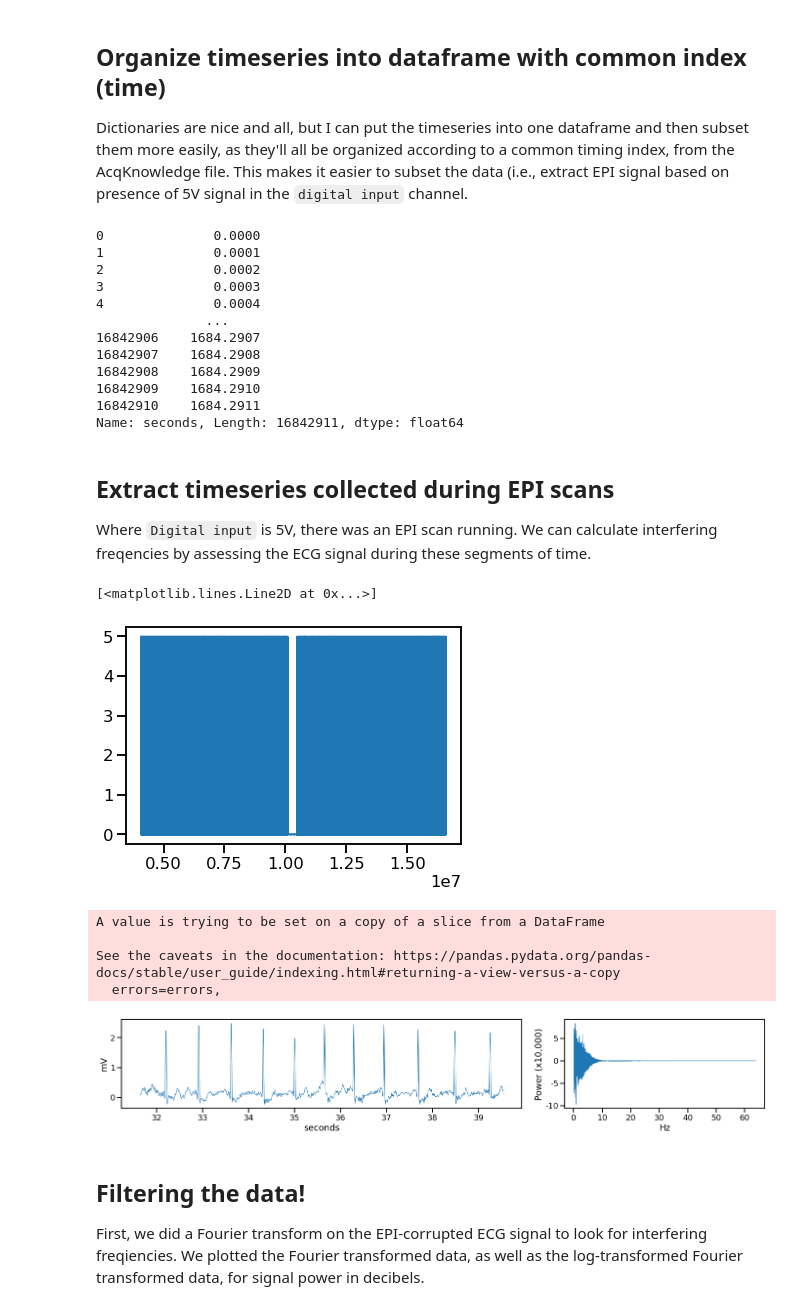
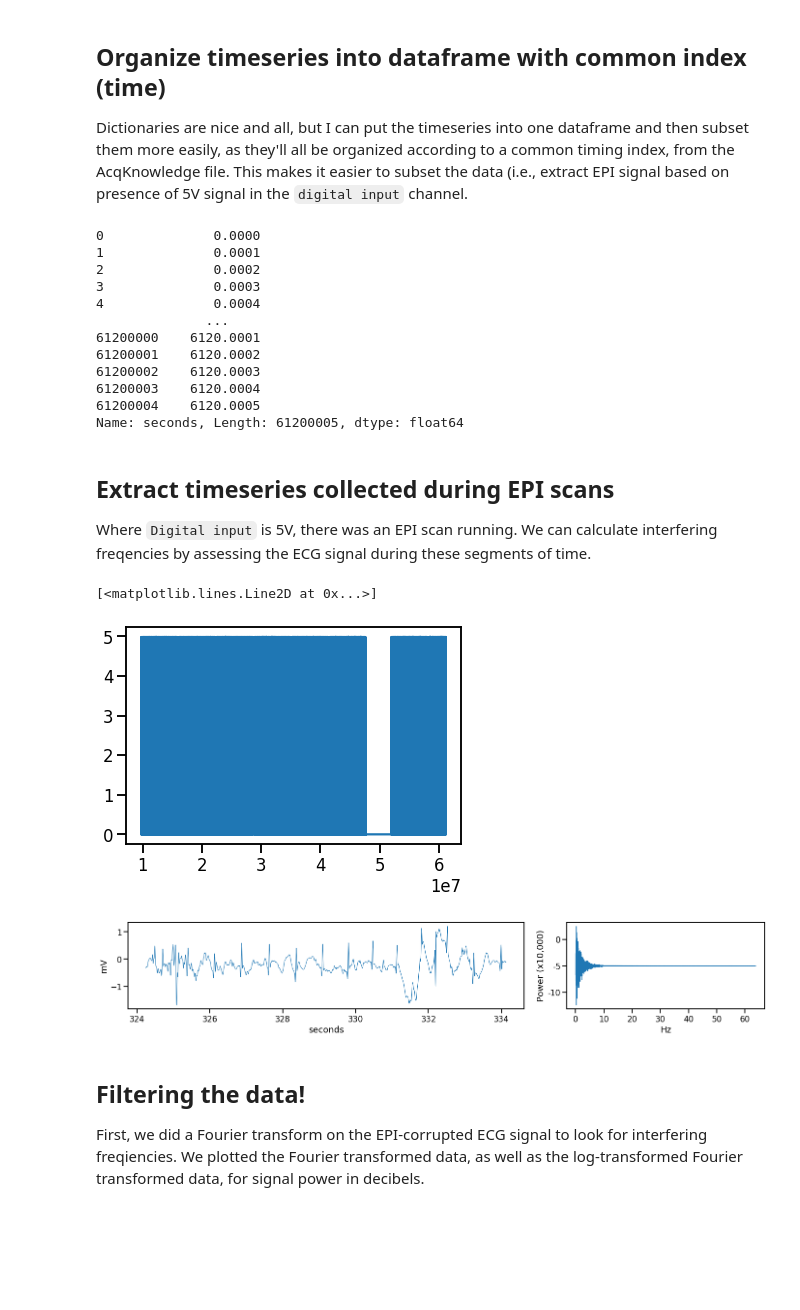
Before and after one commit to sangfrois/ds_prep, a Jupyter notebook: physio/notebooks/ecg_gradient_removal.ipynb, the cells around one changed output. Cells and saved outputs as stored; diff of their text form; code cells hidden in the pictures; blank space fills up the shorter version.

```diff
--- a/physio/notebooks/ecg_gradient_removal.ipynb
+++ b/physio/notebooks/ecg_gradient_removal.ipynb
@@ -71,7 +55,7 @@ def comb_band_stop(notches, filtered, Q, fs):
 ## Read in the AcqKnowlege file from our pilot participant
 Bioread is a python package for reading AcqKnowledge files into python as dictionaries. The second line just checks on the names of each channel and the data contained.
 # %%
-data = br.read_file('/home/sangfrois/datasets/movie10/sourcedata/physio/sub-06/neuromod_video52019-08-22T16_32_03.acq')
+data = br.read_file('/data/neuromod/DATA/cneuromod/movie10/sourcedata/physio/sub-06/ses-009/neuromod_video52019-09-19T13_11_23.acq')
 # %%
 data.named_channels
 # %% [output]
@@ -95,7 +79,7 @@ Dictionaries are nice and all, but I can put the timeseries into one dataframe a
 timeseries = pd.DataFrame(columns=['ECG', 'TTL', 'seconds'])
 
 timeseries['EPI'] = data.named_channels['TTL'].data
-timeseries['ECG'] = data.named_channels['ECG100C'].data*-1
+timeseries['ECG'] = data.named_channels['ECG100C'].data
 timeseries['seconds'] = data.time_index
 # %%
 timeseries['seconds']
@@ -106,12 +90,12 @@ timeseries['seconds']
 3              0.0003
 4              0.0004
               ...
-16842906    1684.2907
-16842907    1684.2908
-16842908    1684.2909
-16842909    1684.2910
-16842910    1684.2911
-Name: seconds, Length: 16842911, dtype: float64
+61200000    6120.0001
+61200001    6120.0002
+61200002    6120.0003
+61200003    6120.0004
+61200004    6120.0005
+Name: seconds, Length: 61200005, dtype: float64
 # %% [markdown]
 ## Extract timeseries collected during EPI scans
 Where `Digital input` is 5V, there was an EPI scan running. We can calculate interfering freqencies by assessing the ECG signal during these segments of time.
@@ -122,43 +106,38 @@ scan_idx = consecutive(fives, stepsize=1)
 plt.plot(timeseries['EPI'][fives[200]:fives[-1]])
 # %% [output]
 [<matplotlib.lines.Line2D at 0x...>]
-[figure, old version]
+[figure, new version]
 # %%
 #separating timeseries collected during BOLD scan
 #(where trigger channel = 5V)
 epi_ts = timeseries[fives[200]:fives[-1]]
 epi_ts.drop(columns='EPI', inplace=True)
-# %% [output]
-A value is trying to be set on a copy of a slice from a DataFrame
-
-See the caveats in the documentation: https://pandas.pydata.org/pandas-docs/stable/user_guide/indexing.html#returning-a-view-versus-a-copy
-  errors=errors,
 # %%
 fft_ecg = np.fft.fft(timeseries['ECG'][60000:1000000])
 freq = np.fft.fftfreq(timeseries['ECG'][60000:1000000].shape[-1], d=0.0005)
 fft_ecg_db = 10 * np.log10(abs(fft_ecg))
 
 gridkw = dict(width_ratios=[2,1])
 fig, (ax1, ax2) = plt.subplots(1, 2, gridspec_kw=gridkw, figsize=(20,4))
 plt.tight_layout(pad=2)
 
-sns.lineplot(signal.decimate(timeseries['seconds'][320000:500000],10)[:8000],
-             signal.decimate(timeseries['ECG'][320000:500000], 10)[:8000],
+sns.lineplot(signal.decimate(timeseries['seconds'][3200000:5000000],10)[8000:18000],
+             signal.decimate(timeseries['ECG'][3200000:5000000], 10)[8000:18000],
              linewidth=1, ax=ax1) #array, top subplot
 #sns.lineplot(freq[:100000], fft_ecg_db[:100000], linewidth=1, ax=ax2)
 sns.lineplot(freq[2:30000],
              fft_ecg.real[2:30000],
              ax=ax2, linewidth=1)#bottom subplot
 ax1.set_xlabel('seconds')
 ax1.set_ylabel('mV')
 #ax3.set_xlabel('Hz')
 ax2.set_xlabel('Hz')
 ax2.set_yticklabels([0,-10, -5, 0, 5])
 ax2.set_ylabel('Power (x10,000)')
 plt.show()
 #fig.savefig('../figures/me_sms-ecg-fft_raw-noepi.png', dpi=300)
 # %% [output]
-[figure, old version]
+[figure, new version]
 # %% [markdown]
 ## Filtering the data!
 First, we did a Fourier transform on the EPI-corrupted ECG signal to look for interfering freqiencies. We plotted the Fourier transformed data, as well as the log-transformed Fourier transformed data, for signal power in decibels.
```
Also changed, not shown: parts of 9 cells of this notebook, 5 other files.
